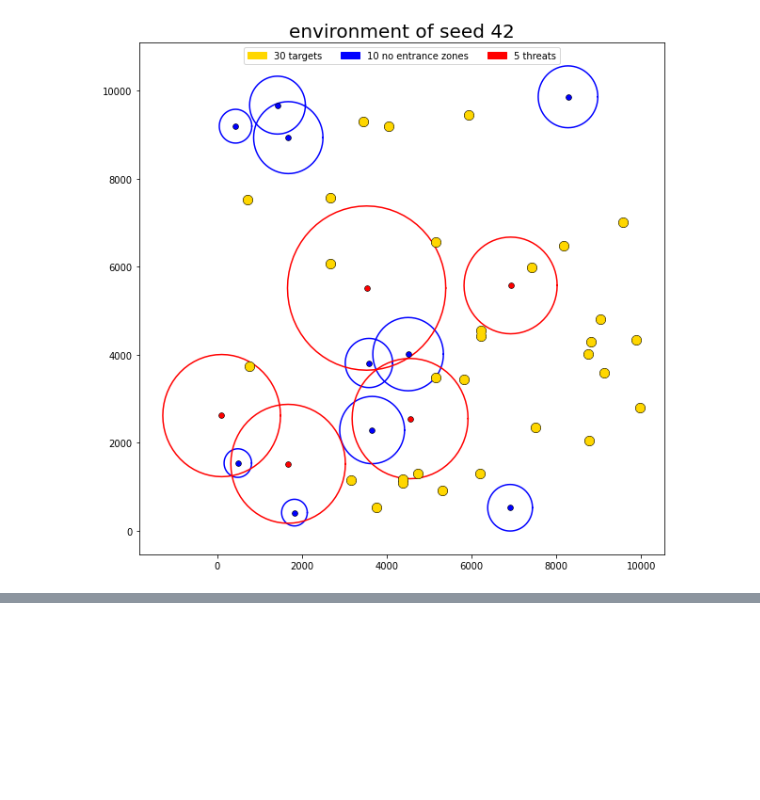
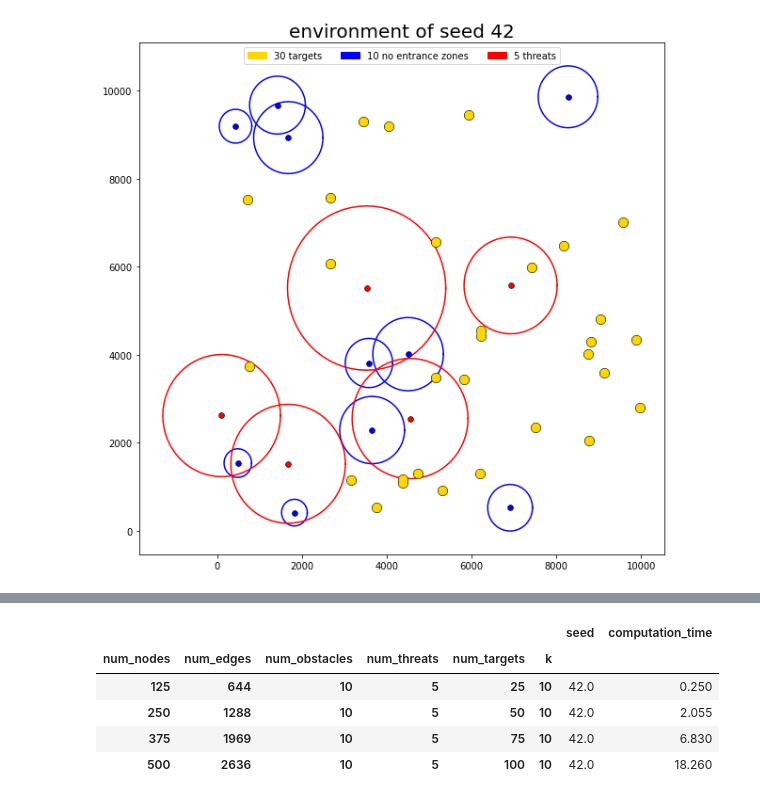
Before and after one commit to Elilgo324/quick-and-safe, a Jupyter notebook: main.ipynb, the cells around one changed output, grey strips where cells are left out. Drawn from its saved outputs; the diff is of its cells as text; code cells hidden in the pictures; blank space fills up the shorter version.

```diff
--- a/main.ipynb
+++ b/main.ipynb
@@ -331,0 +312,15 @@ plt.show()
+# %%
+dijkstra_data = distances_data[distances_data['algorithm'] == 'dijkstra']
+dijkstra_data = dijkstra_data.groupby(['num_nodes', 'num_edges', 'num_obstacles', 'num_threats', 'num_targets', 'k'])['computation_time'].mean()
+
+floyd_data = distances_data[distances_data['algorithm'] == 'floyd_warshall']
+floyd_data = floyd_data.groupby(['num_nodes', 'num_edges', 'num_obstacles', 'num_threats', 'num_targets', 'k']).mean()
+
+floyd_data.head()
+# %% [output]
+|  |  |  |  |  |  | seed | computation_time |
+| num_nodes | num_edges | num_obstacles | num_threats | num_targets | k |  |  |
+| 125 | 644 | 10 | 5 | 25 | 10 | 42.0 | 0.250 |
+| 250 | 1288 | 10 | 5 | 50 | 10 | 42.0 | 2.055 |
+| 375 | 1969 | 10 | 5 | 75 | 10 | 42.0 | 6.830 |
+| 500 | 2636 | 10 | 5 | 100 | 10 | 42.0 | 18.260 |
```
Also changed, not shown: parts of 17 cells of this notebook, 2 other files.
